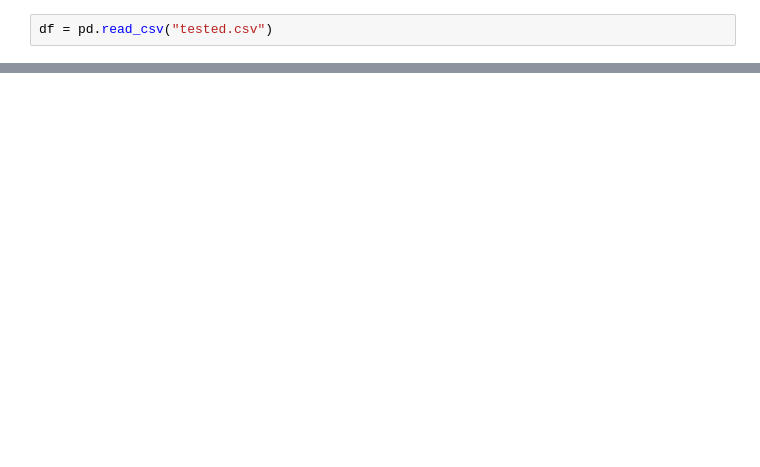
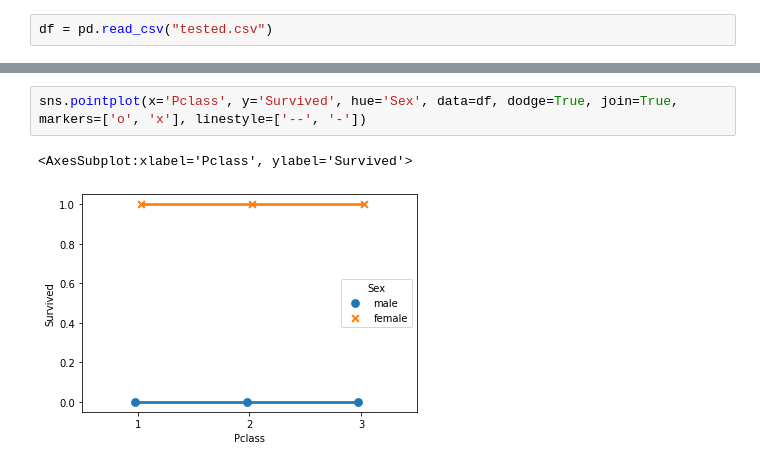
Before and after one commit to roblivesinottawa/titanic_passengers_analysis, a Jupyter notebook: analysis.ipynb, the cells around one changed output, grey strips where cells are left out. Drawn from its saved outputs; the diff is of its cells as text; blank space fills up the shorter version.

```diff
--- a/analysis.ipynb
+++ b/analysis.ipynb
@@ -16,0 +118,5 @@ df.head()
+# %%
+sns.pointplot(x='Pclass', y='Survived', hue='Sex', data=df, dodge=True, join=True, markers=['o', 'x'], linestyle=['--', '-'])
+# %% [output]
+<AxesSubplot:xlabel='Pclass', ylabel='Survived'>
+[figure, added]
```
Also changed, not shown: parts of 18 cells of this notebook.
